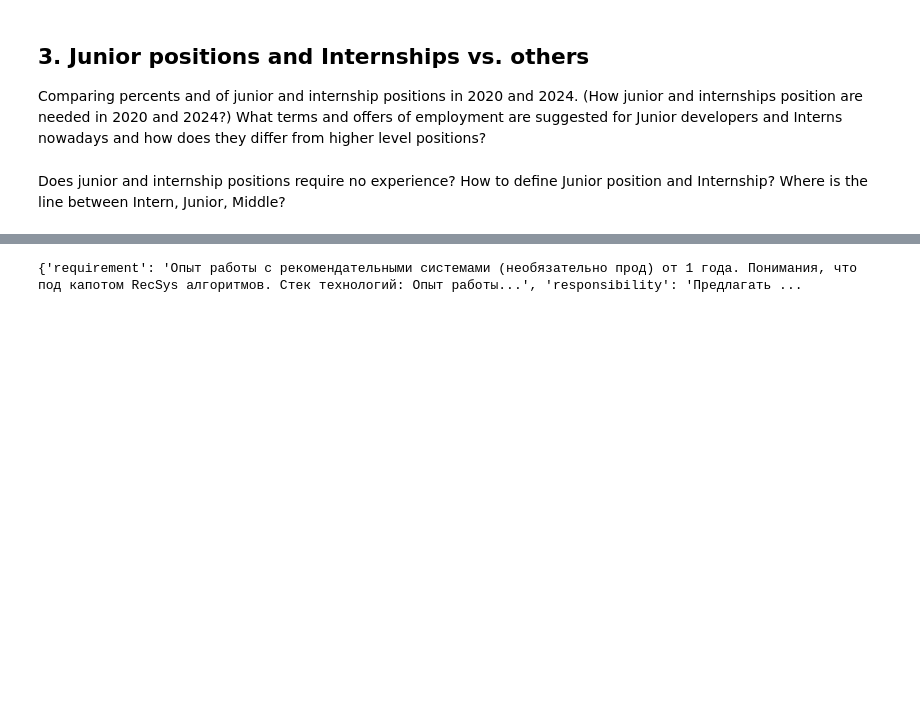
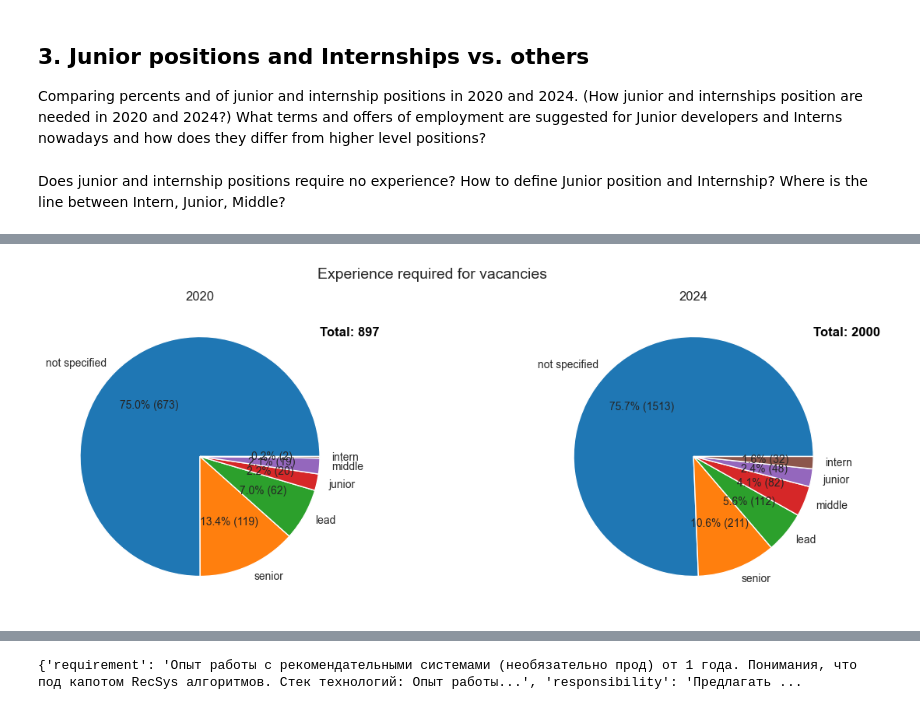
Before and after one commit to sashhhaka/HH-VacancyAnalysis, a Jupyter notebook: exploring.ipynb, the cells around one changed output, grey strips where cells are left out. Cells and saved outputs as stored; diff of their text form; code cells hidden in the pictures; blank space fills up the shorter version.

```diff
--- a/exploring.ipynb
+++ b/exploring.ipynb
@@ -506,15 +528,3 @@ What terms and offers of employment are suggested for Junior developers and Inte
 # %% [markdown]
 Does junior and internship positions require no experience?
 How to define Junior position and Internship? Where is the line between Intern, Junior, Middle?
-# %%
-# add a column that calculates if the vacancy name contains 'junior' or 'intern' or 'стажер' or 'младший'
-df20['jun_int'] = df20['name'].str.contains('junior|intern|стажер|стажёр|младший', case=False)
-df24['jun_int'] = df24['name'].str.contains('junior|intern|стажер|стажёр|младший', case=False)
-# count the number of such vacancies
-
-df24_jun_int = df24['jun_int'].value_counts()
-df20_jun_int = df20['jun_int'].value_counts()
-
-df_jun_int = pd.concat([df20_jun_int, df24_jun_int], axis=1)
-df_jun_int.columns = ['2020', '2024']
-df_jun_int
@@ -558,0 +569,45 @@ df24.head(50)
+# %%
+# draw a pie chart with percentages for 2020 and 2024 adding "not specified" row
+
+fig, ax = plt.subplots(1, 2, figsize=(15, 5))
+
+# add categories to the dataframes from df_int, df_jun, df_mid, df_sen, df_lead
+df20['experience_level'] = 'not specified'
+df24['experience_level'] = 'not specified'
+df20.loc[df20['int'], 'experience_level'] = 'intern'
+df24.loc[df24['int'], 'experience_level'] = 'intern'
+df20.loc[df20['jun'], 'experience_level'] = 'junior'
+df24.loc[df24['jun'], 'experience_level'] = 'junior'
+df20.loc[df20['mid'], 'experience_level'] = 'middle'
+df24.loc[df24['mid'], 'experience_level'] = 'middle'
+df20.loc[df20['sen'], 'experience_level'] = 'senior'
+df24.loc[df24['sen'], 'experience_level'] = 'senior'
+df20.loc[df20['lead'], 'experience_level'] = 'lead'
+df24.loc[df24['lead'], 'experience_level'] = 'lead'
+
+# reindex the series {not specified: 0, intern: 1, junior: 2, middle: 3, senior: 4, lead: 5}
+df20['experience_level'] = df20['experience_level'].astype('category').cat.reorder_categories(
+    ['not specified', 'intern', 'junior', 'middle', 'senior', 'lead'], ordered=True)
+df24['experience_level'] = df24['experience_level'].astype('category').cat.reorder_categories(
+    ['not specified', 'intern', 'junior', 'middle', 'senior', 'lead'], ordered=True)
+
+# create pie charts
+ax[0].pie(df20['experience_level'].value_counts(), labels=df20['experience_level'].value_counts().index,
+          autopct=lambda pct: func(pct, df20['experience_level'].value_counts()), )
+
+ax[1].pie(df24['experience_level'].value_counts(), labels=df24['experience_level'].value_counts().index,
+            autopct=lambda pct: func(pct, df24['experience_level'].value_counts()))
+
+# add a total number of vacancies
+ax[0].text(1, 1, f"Total: {total20}", fontsize=12, color='black', weight='bold')
+ax[1].text(1, 1, f"Total: {total24}", fontsize=12, color='black', weight='bold')
+
+# put a title
+ax[0].set_title('2020')
+ax[1].set_title('2024')
+
+# add a title of the whole plot
+fig.suptitle('Experience required for vacancies', fontsize=14)
+plt.show()
+# %% [output]
+[figure, added]
```
Also changed, not shown: parts of 21 cells of this notebook.
